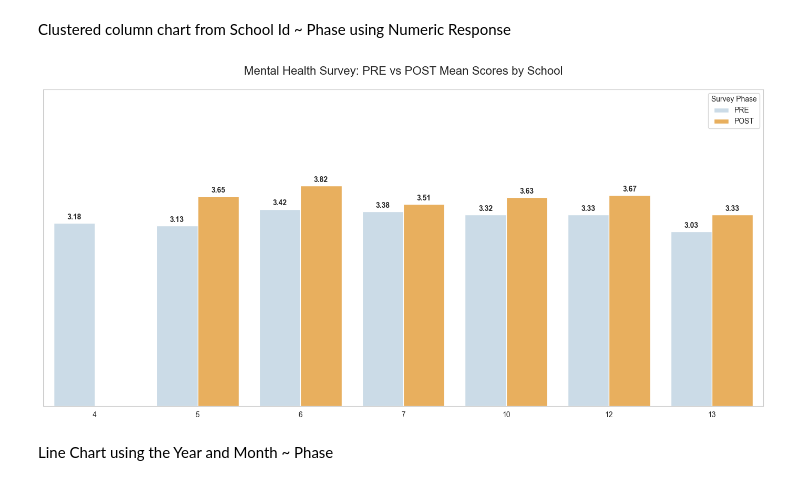
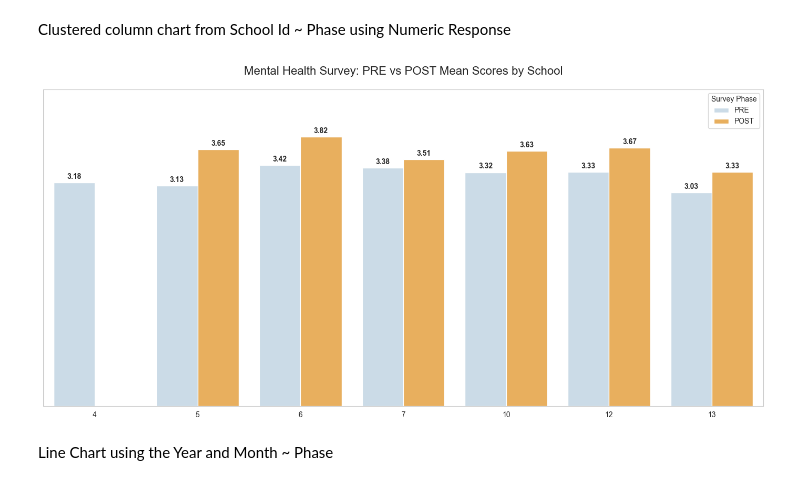
Before and after one commit to lorenald/survey-impact-analysis, a Jupyter notebook: DATA_PREPARATION.ipynb, the cells around one changed output. Drawn from its saved outputs; the diff is of its cells as text; code cells hidden in the pictures.

Commit message:
2 new Graphs

```diff
--- a/DATA_PREPARATION.ipynb
+++ b/DATA_PREPARATION.ipynb
@@ -150,25 +150,24 @@ Clustered column chart from School Id ~ Phase using Numeric Response
 # %%
 # Calculate the mean score per Concept and Phase
 df = (RESPONSES >> select(X.SCHOOL_ID, X.SURVEY_PHASE, X.NUMERIC_RESPONSE) >> transmute(SCHOOL= X.SCHOOL_ID, PHASE = X.SURVEY_PHASE, RESPONSE = X.NUMERIC_RESPONSE))
 df = df.dropna() >> mask(X.PHASE.isin(['PRE', 'POST']))
 df = (df >> group_by(X.SCHOOL, X.PHASE) >> summarize(RESPONSE = mean(X.RESPONSE)) >> ungroup() >> arrange(X.PHASE, ascending=True))
 # Create the Clustered Column Chart
 plt.figure(figsize=(14, 7))
 sns.set_style("whitegrid")
 chart = sns.barplot(data=df,x='SCHOOL',y='RESPONSE',hue='PHASE',palette={'PRE': "#c6dcec", 'POST': '#ffb347'}) # Light Blue for PRE, Orange for POST
 for container in chart.containers:
     chart.bar_label(container,fmt='%.2f',padding=3,fontsize=10,fontweight='bold'    )
 # Styling and Labels
 plt.title('Mental Health Survey: PRE vs POST Mean Scores by School', fontsize=16, pad=20)
 plt.xlabel('')
 plt.ylabel('')
 plt.yticks([])
-plt.ylim(0, 5.5) # Since the scale is 1-5
+plt.ylim(0, 4.5) # Since the scale is 1-5
 plt.legend(title='Survey Phase')
 plt.tight_layout()
-plt.savefig('clustered_column_chart.png')
 # %% [output]
-[figure, old version]
+[figure, new version]
 # %% [markdown]
 Line Chart using the Year and Month ~ Phase
 # %%
```
Also changed, not shown: parts of 2 cells of this notebook, 3 other files.
